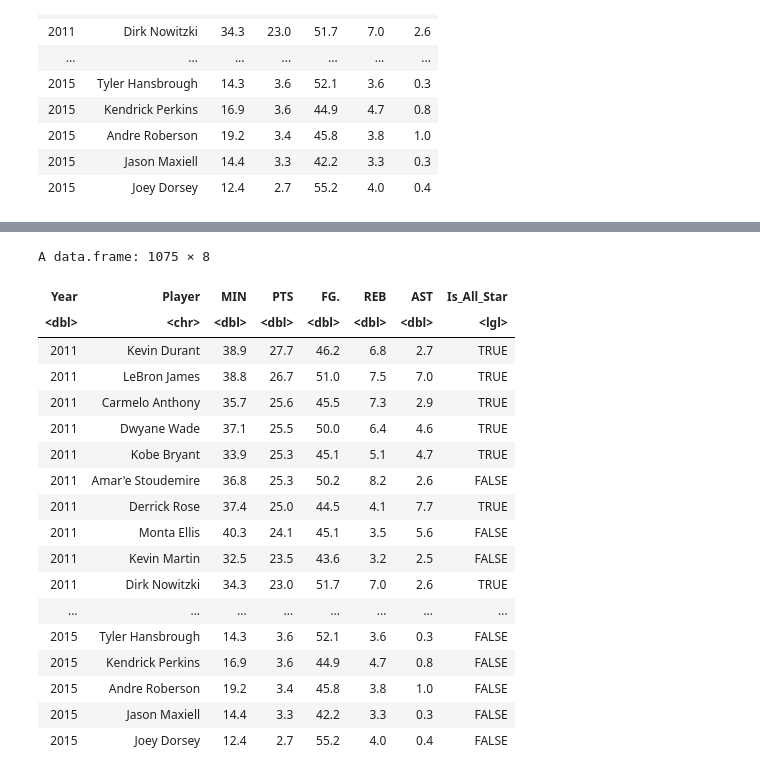
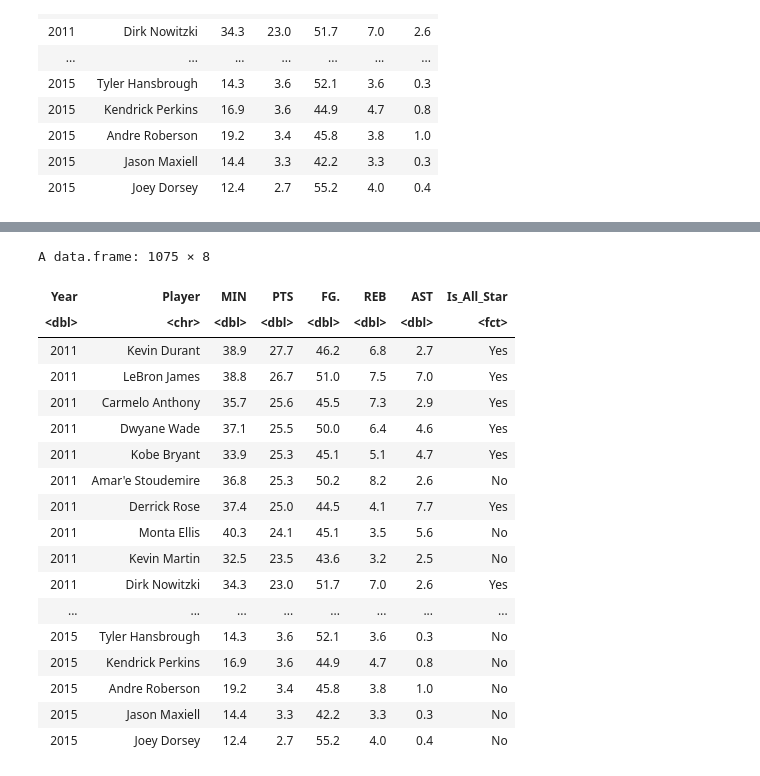
Before and after one commit to RayNguyent/DSCI-100-project, a Jupyter notebook: Untitled.ipynb, the cells around one changed output, grey strips where cells are left out. Drawn from its saved outputs; the diff is of its cells as text; code cells hidden in the pictures.

```diff
--- a/Untitled.ipynb
+++ b/Untitled.ipynb
@@ -55,7 +55,7 @@ all_stars <- read_csv("data/all_stars_2000_2016.csv")
 all_stars_filtered <- all_stars %>%
     filter(Year <= 2015 & Year >= 2011) %>%
     select(Year, Player) %>%
-    mutate(Is_All_Star = TRUE)
+    mutate(Is_All_Star = "All Star")
 
 all_stars_filtered
 # %% [output]
@@ -93,25 +93,26 @@ A tibble: 129 × 3
 # %%
 combined_data <- left_join(players_filtered, all_stars_filtered, by = c("Year", "Player")) %>%
-    replace(is.na(.), FALSE)
+    replace(is.na(.), "No") %>%
+    mutate(Is_All_Star = as_factor(Is_All_Star))
 
 combined_data
 # %% [output]
 A data.frame: 1075 × 8
 | Year | Player | MIN | PTS | FG. | REB | AST | Is_All_Star |
-| <dbl> | <chr> | <dbl> | <dbl> | <dbl> | <dbl> | <dbl> | <lgl> |
-| 2011 | Kevin Durant | 38.9 | 27.7 | 46.2 | 6.8 | 2.7 | TRUE |
-| 2011 | LeBron James | 38.8 | 26.7 | 51.0 | 7.5 | 7.0 | TRUE |
-| 2011 | Carmelo Anthony | 35.7 | 25.6 | 45.5 | 7.3 | 2.9 | TRUE |
-| 2011 | Dwyane Wade | 37.1 | 25.5 | 50.0 | 6.4 | 4.6 | TRUE |
-| 2011 | Kobe Bryant | 33.9 | 25.3 | 45.1 | 5.1 | 4.7 | TRUE |
-| 2011 | Amar'e Stoudemire | 36.8 | 25.3 | 50.2 | 8.2 | 2.6 | FALSE |
-| 2011 | Derrick Rose | 37.4 | 25.0 | 44.5 | 4.1 | 7.7 | TRUE |
-| 2011 | Monta Ellis | 40.3 | 24.1 | 45.1 | 3.5 | 5.6 | FALSE |
-| 2011 | Kevin Martin | 32.5 | 23.5 | 43.6 | 3.2 | 2.5 | FALSE |
-| 2011 | Dirk Nowitzki | 34.3 | 23.0 | 51.7 | 7.0 | 2.6 | TRUE |
+| <dbl> | <chr> | <dbl> | <dbl> | <dbl> | <dbl> | <dbl> | <fct> |
+| 2011 | Kevin Durant | 38.9 | 27.7 | 46.2 | 6.8 | 2.7 | Yes |
+| 2011 | LeBron James | 38.8 | 26.7 | 51.0 | 7.5 | 7.0 | Yes |
+| 2011 | Carmelo Anthony | 35.7 | 25.6 | 45.5 | 7.3 | 2.9 | Yes |
+| 2011 | Dwyane Wade | 37.1 | 25.5 | 50.0 | 6.4 | 4.6 | Yes |
+| 2011 | Kobe Bryant | 33.9 | 25.3 | 45.1 | 5.1 | 4.7 | Yes |
+| 2011 | Amar'e Stoudemire | 36.8 | 25.3 | 50.2 | 8.2 | 2.6 | No |
+| 2011 | Derrick Rose | 37.4 | 25.0 | 44.5 | 4.1 | 7.7 | Yes |
+| 2011 | Monta Ellis | 40.3 | 24.1 | 45.1 | 3.5 | 5.6 | No |
+| 2011 | Kevin Martin | 32.5 | 23.5 | 43.6 | 3.2 | 2.5 | No |
+| 2011 | Dirk Nowitzki | 34.3 | 23.0 | 51.7 | 7.0 | 2.6 | Yes |
 | ... | ... | ... | ... | ... | ... | ... | ... |
-| 2015 | Tyler Hansbrough | 14.3 | 3.6 | 52.1 | 3.6 | 0.3 | FALSE |
-| 2015 | Kendrick Perkins | 16.9 | 3.6 | 44.9 | 4.7 | 0.8 | FALSE |
-| 2015 | Andre Roberson | 19.2 | 3.4 | 45.8 | 3.8 | 1.0 | FALSE |
-| 2015 | Jason Maxiell | 14.4 | 3.3 | 42.2 | 3.3 | 0.3 | FALSE |
-| 2015 | Joey Dorsey | 12.4 | 2.7 | 55.2 | 4.0 | 0.4 | FALSE |
+| 2015 | Tyler Hansbrough | 14.3 | 3.6 | 52.1 | 3.6 | 0.3 | No |
+| 2015 | Kendrick Perkins | 16.9 | 3.6 | 44.9 | 4.7 | 0.8 | No |
+| 2015 | Andre Roberson | 19.2 | 3.4 | 45.8 | 3.8 | 1.0 | No |
+| 2015 | Jason Maxiell | 14.4 | 3.3 | 42.2 | 3.3 | 0.3 | No |
+| 2015 | Joey Dorsey | 12.4 | 2.7 | 55.2 | 4.0 | 0.4 | No |
```
Also changed, not shown: parts of 1 cell of this notebook.
